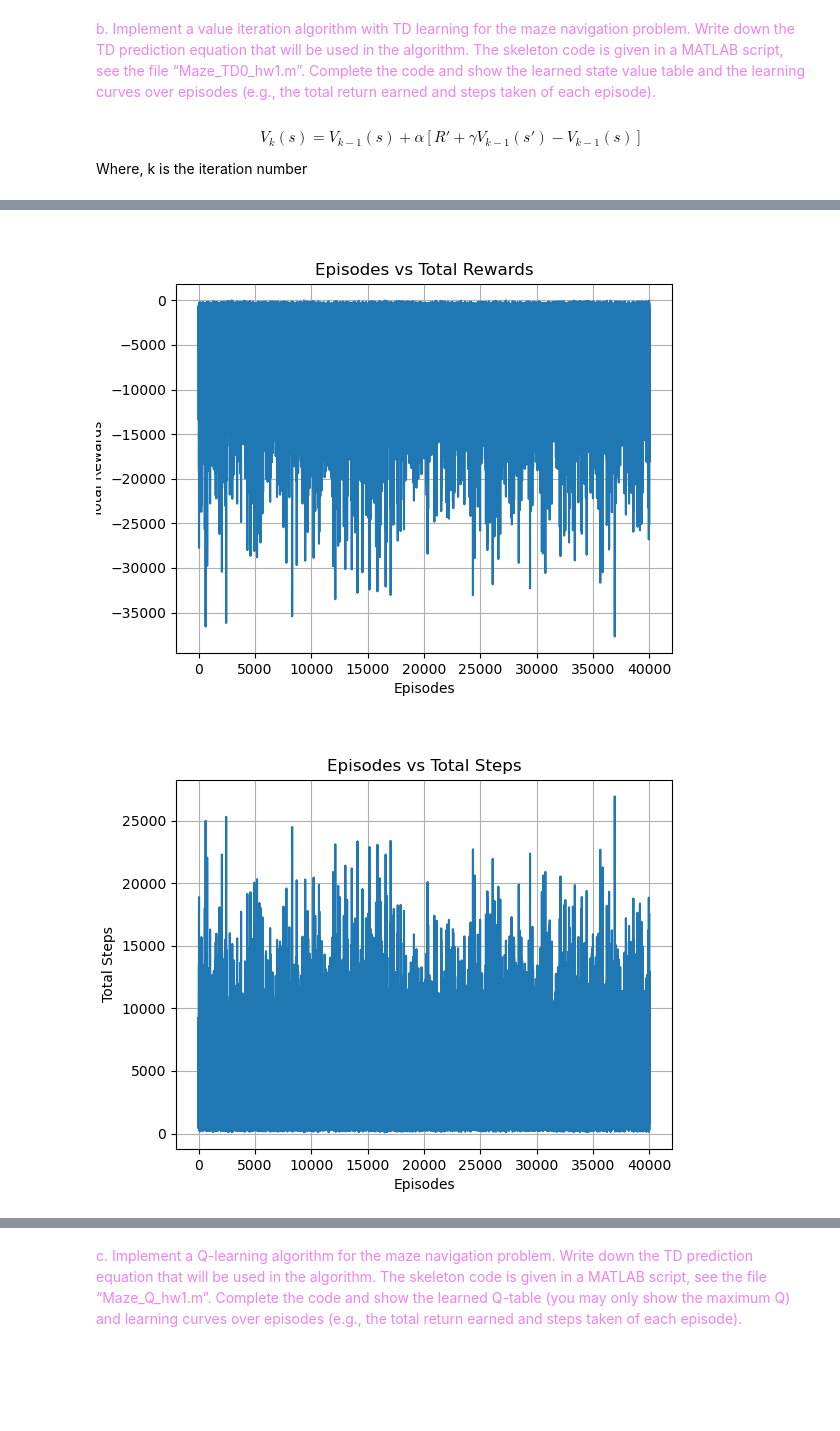
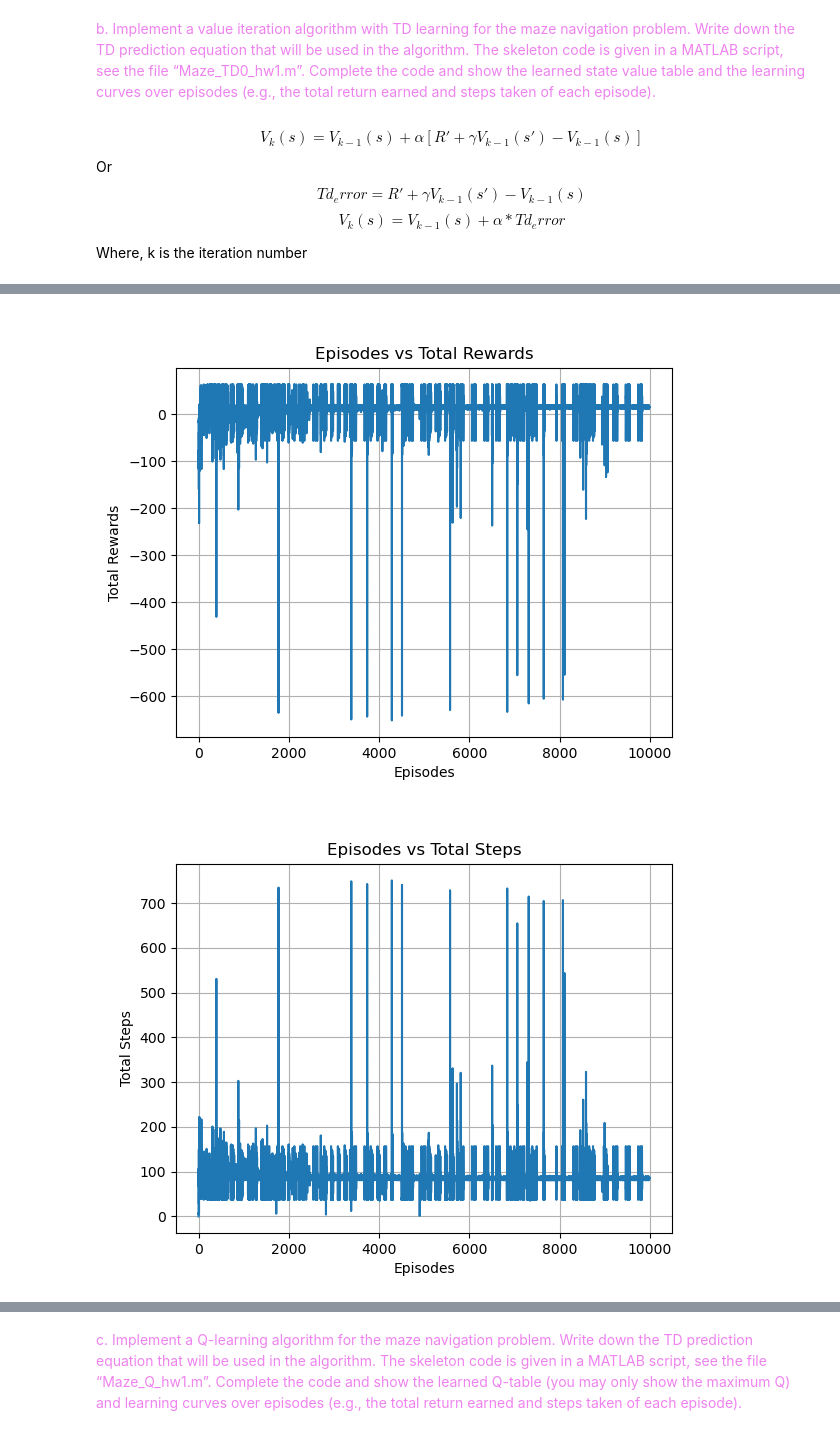
Before and after one commit to supreethms1809/DeepRL, a Jupyter notebook: Assignment1/report.ipynb, the cells around one changed output, grey strips where cells are left out. Cells and saved outputs as stored; diff of their text form; code cells hidden in the pictures; blank space fills up the shorter version.

Commit message:
Add new plots for TD Learning, Q-Learning, and SARSA Learning; update titles and episode count

```diff
--- a/Assignment1/report.ipynb
+++ b/Assignment1/report.ipynb
@@ -67,6 +65,9 @@ b. Implement a value iteration algorithm with TD learning for the maze navigatio
 </span>
 # %% [markdown]
 $$ V_k(s) = V_{k-1}(s) + \alpha [R' + \gamma V_{k-1}(s') - V_{k-1}(s)] $$
+Or
+$$ Td_error = R' + \gamma V_{k-1}(s') - V_{k-1}(s) $$
+$$ V_k(s) = V_{k-1}(s) + \alpha * Td_error $$
 
 Where, k is the iteration number
 # %%
@@ -75,7 +76,7 @@ import subprocess
 from IPython.display import display, Image
 
 # Run the TD_value_Learning.py script
-result = subprocess.run(['python', 'TD_value_Learning.py','--episodes', str(40000), '--steps',str(50000)], capture_output=True, text=True)
+result = subprocess.run(['python', 'TD_value_Learning.py'], capture_output=True, text=True)
 
 # Print the output of the script
 print(result.stdout)
@@ -104,2 +102,2 @@ Episod
-[figure, old version]
+[figure, new version]
-[figure, old version]
+[figure, new version]
```
Also changed, not shown: parts of 4 cells of this notebook, 12 other files.
